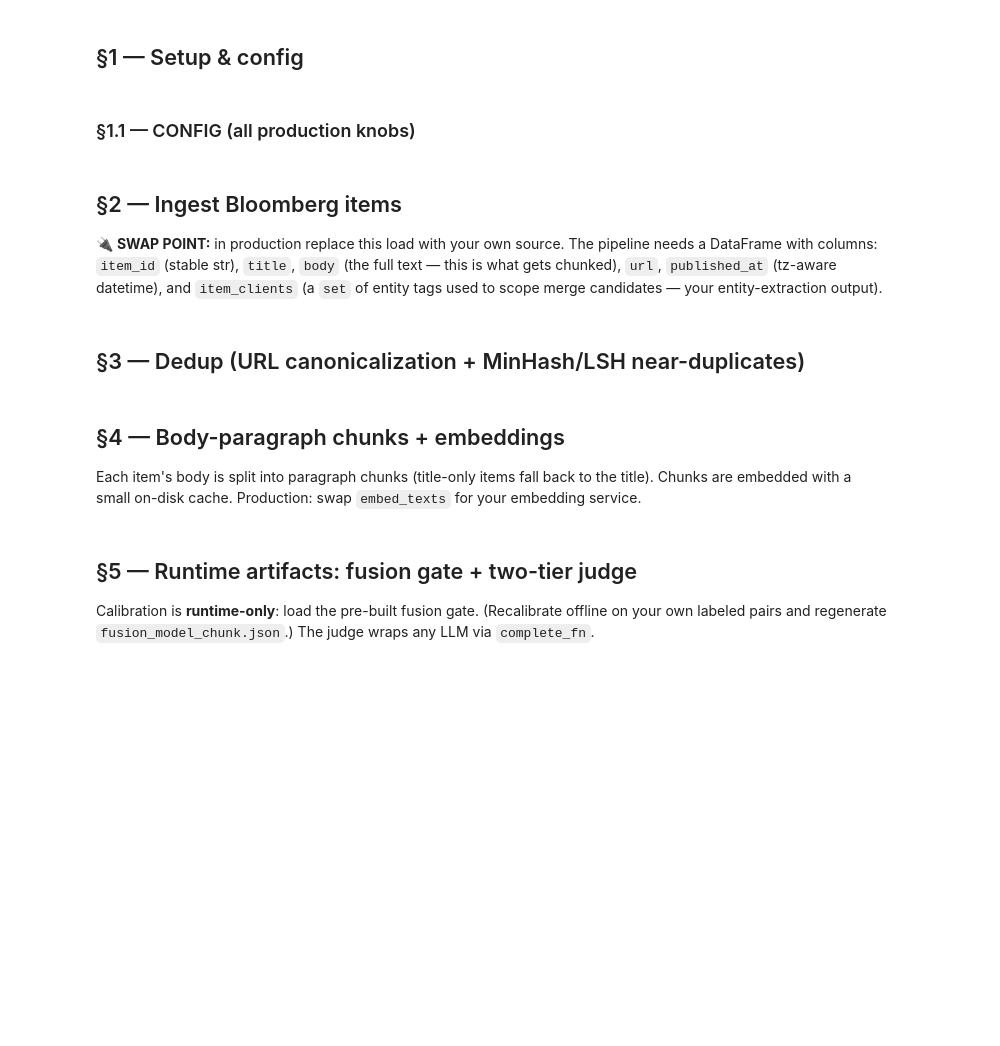
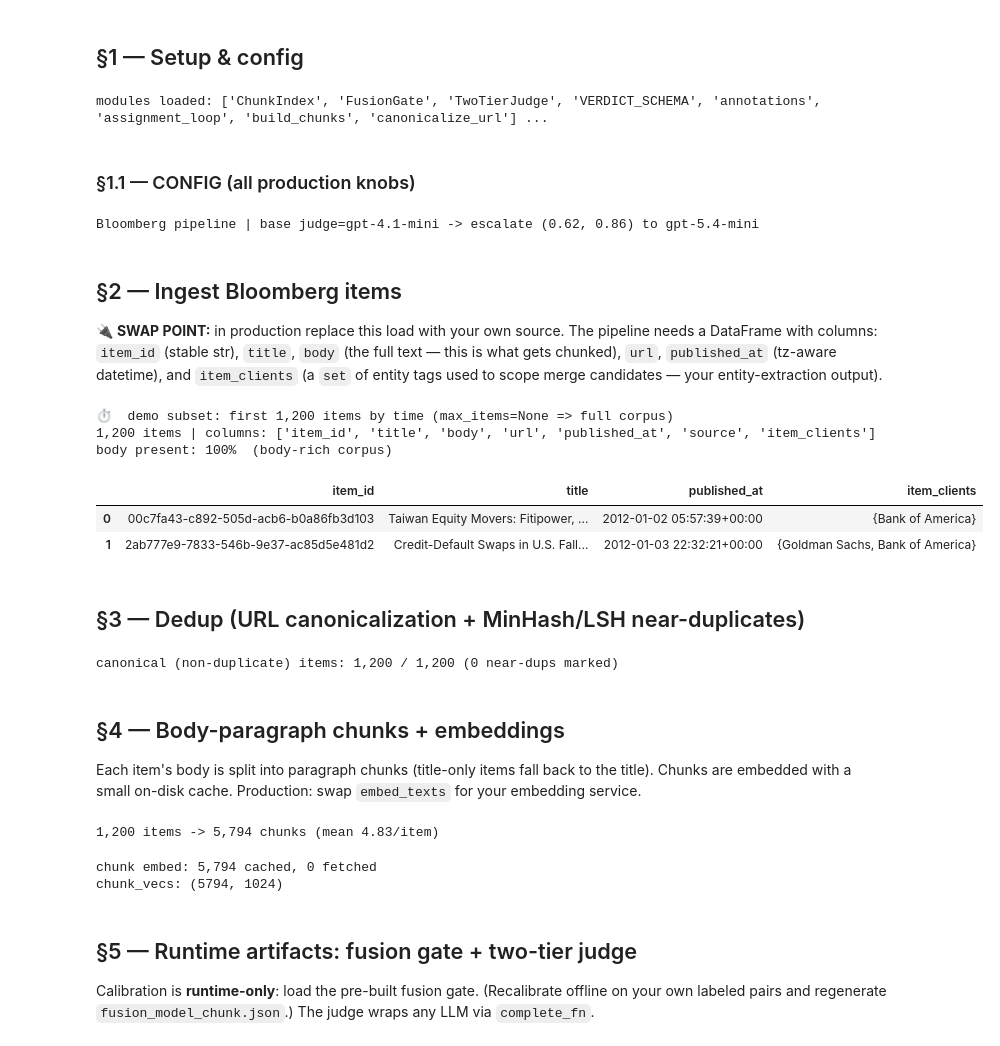
Before and after one commit to alexsohr/news-clustering-experiments, a Jupyter notebook: story_clustering_bloomberg.ipynb, the cells around one changed output. Drawn from its saved outputs; the diff is of its cells as text; code cells hidden in the pictures; blank space fills up the shorter version.

```diff
--- a/story_clustering_bloomberg.ipynb
+++ b/story_clustering_bloomberg.ipynb
@@ -13,19 +13,30 @@ Pipeline: ingest → URL+MinHash dedup → body-chunk embeddings → single-pass
 # %% [markdown]
 ## §1 — Setup & config
 # %%
-import sys, json, asyncio, hashlib, pickle
+import sys, os, json, asyncio, hashlib, pickle
 from pathlib import Path
 import numpy as np, pandas as pd
 sys.path.insert(0, str(Path.cwd() / "scripts"))
 import v4_chunking as v4c
 import bloomberg_clustering as bc
+
+# Load API keys from a project-local .env (OPENAI_API_KEY required for embeddings + the judge).
+try:
+    from dotenv import load_dotenv
+    load_dotenv(Path.cwd() / ".env")
+except ImportError:
+    pass
+assert os.environ.get("OPENAI_API_KEY"), "Set OPENAI_API_KEY (e.g. in a project .env) before running."
 print("modules loaded:", [n for n in dir(bc) if not n.startswith("_")][:8], "...")
+# %% [output]
+modules loaded: ['ChunkIndex', 'FusionGate', 'TwoTierJudge', 'VERDICT_SCHEMA', 'annotations', 'assignment_loop', 'build_chunks', 'canonicalize_url'] ...
 # %% [markdown]
 ### §1.1 — CONFIG (all production knobs)
 # %%
 CONFIG = {
     # --- data ---
     "items_path":   Path.cwd() / "artifacts" / "v4" / "bloomberg_items.parquet",  # 🔌 SWAP for prod
+    "max_items":    int(os.environ["BB_MAX_ITEMS"]) if os.environ.get("BB_MAX_ITEMS") else None,  # None=full corpus; int=quick demo
     "cache_dir":    Path.cwd() / ".cache",
     "fusion_gate_path": Path.cwd() / "artifacts" / "v4" / "fusion_model_chunk.json",  # runtime-only
 
@@ -56,6 +67,8 @@ CONFIG = {
 }
 print(f"Bloomberg pipeline | base judge={CONFIG['judge_base_model']} -> escalate "
       f"{CONFIG['judge_escalation_band']} to {CONFIG['judge_escalation_model']}")
+# %% [output]
+Bloomberg pipeline | base judge=gpt-4.1-mini -> escalate (0.62, 0.86) to gpt-5.4-mini
 # %% [markdown]
 ## §2 — Ingest Bloomberg items
 
@@ -66,10 +79,20 @@ to scope merge candidates — your entity-extraction output).
 # %%
 items_df = pd.read_parquet(CONFIG["items_path"])
 items_df["item_clients"] = items_df["item_clients"].apply(set)   # parquet stores it as a list
 items_df["published_at"] = pd.to_datetime(items_df["published_at"], utc=True)
+if CONFIG["max_items"]:   # quick-demo subset (earliest by time); set max_items=None for full corpus
+    items_df = items_df.sort_values("published_at").head(CONFIG["max_items"]).reset_index(drop=True)
+    print(f"⏱️  demo subset: first {len(items_df):,} items by time (max_items=None => full corpus)")
 print(f"{len(items_df):,} items | columns: {list(items_df.columns)}")
 print(f"body present: {(items_df['body'].str.len() > 0).mean()*100:.0f}%  (body-rich corpus)")
 items_df.head(2)[["item_id", "title", "published_at", "item_clients"]]
+# %% [output]
+⏱️  demo subset: first 1,200 items by time (max_items=None => full corpus)
+1,200 items | columns: ['item_id', 'title', 'body', 'url', 'published_at', 'source', 'item_clients']
+body present: 100%  (body-rich corpus)
+|  | item_id | title | published_at | item_clients |
+| 0 | 00c7fa43-c892-505d-acb6-b0a86fb3d103 | Taiwan Equity Movers: Fitipower, ... | 2012-01-02 05:57:39+00:00 | {Bank of America} |
+| 1 | 2ab777e9-7833-546b-9e37-ac85d5e481d2 | Credit-Default Swaps in U.S. Fall... | 2012-01-03 22:32:21+00:00 | {Goldman Sachs, Bank of America} |
 # %% [markdown]
 ## §3 — Dedup (URL canonicalization + MinHash/LSH near-duplicates)
 # %%
@@ -78,6 +101,8 @@ items_df = bc.dedup_pipeline(
 canonical = items_df[~items_df["is_duplicate"]].reset_index(drop=True)
 print(f"canonical (non-duplicate) items: {len(canonical):,} / {len(items_df):,} "
       f"({items_df['is_duplicate'].sum():,} near-dups marked)")
+# %% [output]
+canonical (non-duplicate) items: 1,200 / 1,200 (0 near-dups marked)
 # %% [markdown]
 ## §4 — Body-paragraph chunks + embeddings
 
@@ -91,6 +116,8 @@ chunks_df = bc.build_chunks(canonical, count_tokens=count_tokens,
                             min_tokens=CONFIG["chunk_min_tokens"], max_tokens=CONFIG["chunk_max_tokens"],
                             max_chunks=CONFIG["max_chunks_per_item"])
 print(f"{len(canonical):,} items -> {len(chunks_df):,} chunks (mean {len(chunks_df)/len(canonical):.2f}/item)")
+# %% [output]
+1,200 items -> 5,794 chunks (mean 4.83/item)
 # %%
 # Cached async embedder (cache key matches the POC so existing chunk vectors are reused).
 from openai import AsyncOpenAI
@@ -115,6 +142,9 @@ async def embed_texts(texts, batch=100):
 chunk_vecs = await embed_texts(chunks_df["chunk_text"].tolist())
 index = bc.ChunkIndex(chunks_df, chunk_vecs)
 print(f"chunk_vecs: {chunk_vecs.shape}")
+# %% [output]
+chunk embed: 5,794 cached, 0 fetched
+chunk_vecs: (5794, 1024)
 # %% [markdown]
 ## §5 — Runtime artifacts: fusion gate + two-tier judge
 
```
Also changed, not shown: parts of 6 cells of this notebook, 4 other files.
